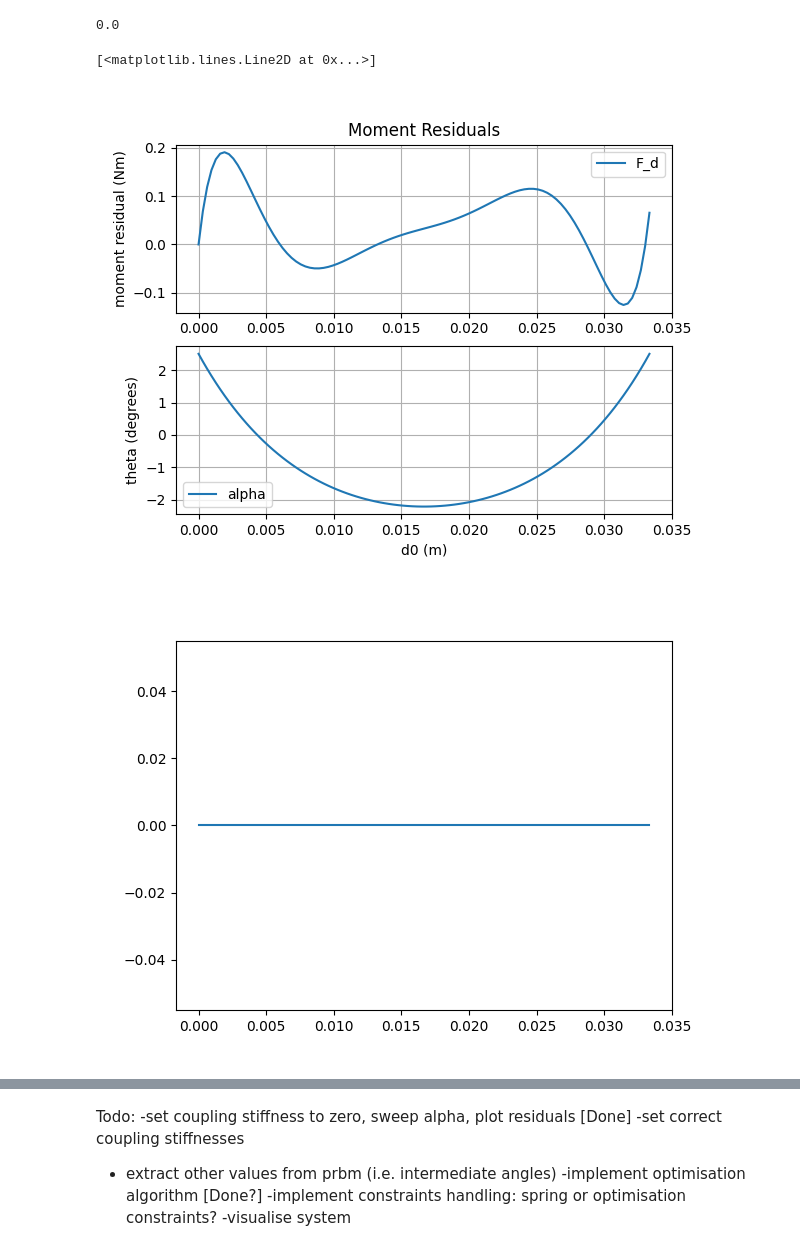
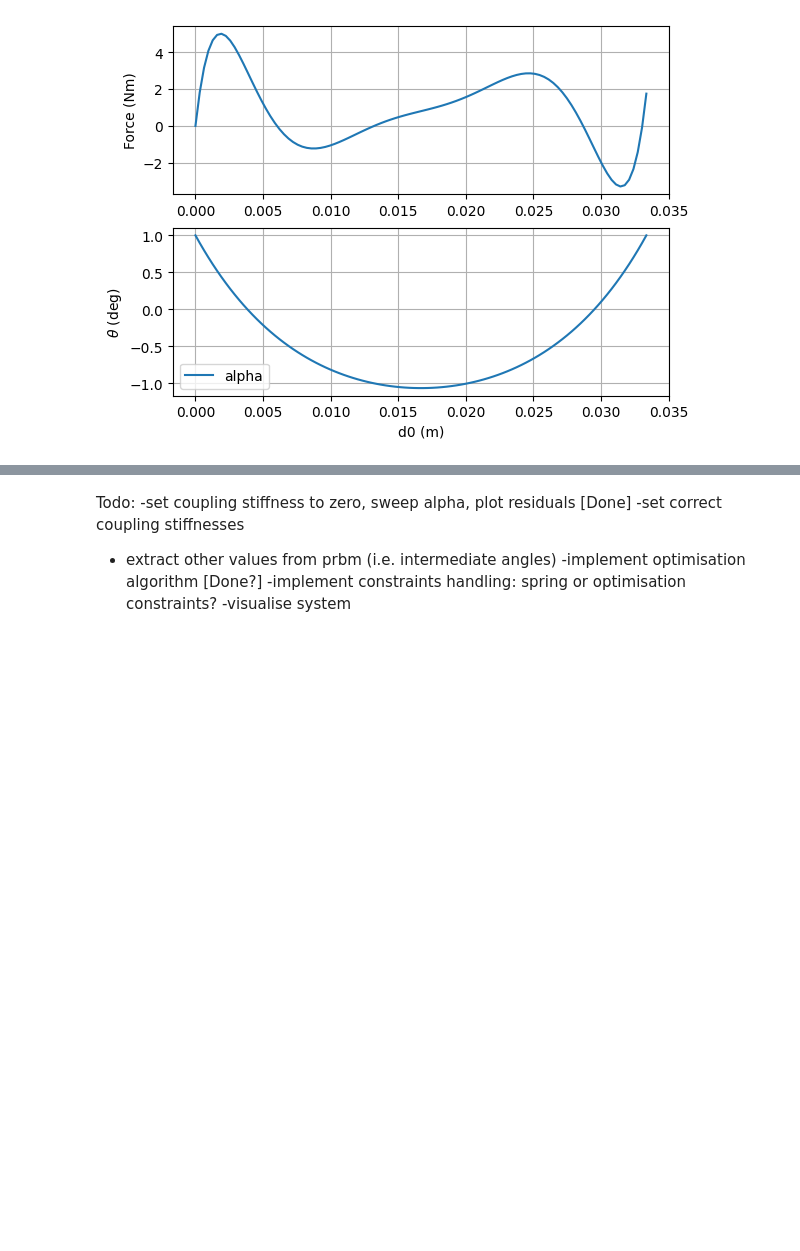
Before and after one commit to TheOneAndEoinlee/Thesis, a Jupyter notebook: Notebooks/PRBM_complete.ipynb, the cells around one changed output, grey strips where cells are left out. Cells and saved outputs as stored; diff of their text form; code cells hidden in the pictures; blank space fills up the shorter version.

```diff
--- a/Notebooks/PRBM_complete.ipynb
+++ b/Notebooks/PRBM_complete.ipynb
@@ -61,24 +54,3 @@ params = {
     'K1': K1,'K2': K2,'K3': K3,
     'tog_offset': tog_offset,
     }
-# %%
-#creeat a system with one unit cell and get the force residuals as alpha is swept from 22 degrees to -22 degrees using the bounds, solving for the equilivrium state at each step, and plotting the force residuals
-
-params['K1'] = 10
-params['K2'] = 10
-params['K3'] = 10
-
-# define initial configuration
-config = [0]
-
-
-# Create system
-system = System(config,params)
-
-#between alpha0 and -alpha0, sweep alpha and solve for the equilibrium state
-
-system.u = -2e-2
-# %%
-system.get_quantity('K1_tog')[0]
-# %% [output]
-0.0
@@ -85,17 +99,22 @@ system.get_quantity('K1_tog')[0]
 # %%
+#creeat a system with one unit cell and get the force residuals as alpha is swept from 22 degrees to -22 degrees using the bounds, solving for the equilivrium state at each step, and plotting the force residuals
+
+params['K1'] = 0
+params['K2'] = 0
+params['K3'] = 0
+config = [0]
+system = System(config,params)
+
 alpha_range = np.linspace(alpha0,-alpha0,100)
 force_residuals = np.zeros((len(alpha_range),2))
 state_vectors = np.zeros((len(alpha_range),2))
-
-K1_toggles = np.zeros((len(alpha_range),1))
+energies = np.zeros(len(alpha_range))
 
 bub = np.copy(system.bounds.ub)
 blb = np.copy(system.bounds.lb)
 
 for i,alpha in enumerate(alpha_range):
     #update the bounds
-
-
     blb[0] = alpha
     bub[0] = alpha
 
@@ -103,44 +122,39 @@ for i,alpha in enumerate(alpha_range):
     system.bounds.lb = blb
     #solve for the equilivrium state
     system.solve_equilibrium()
 
     #get the force residuals
-    force_residuals[i] = system.compute_residuals()
+    force_residuals[i] = system.compute_force_residuals()
     state_vectors[i] = system.state_vector
-    K1_toggles[i] = system.get_quantity('K1_tog')[0]
+    energies[i] = system.compute_energy()
 
 
-from scipy.signal import find_peaks
+
+
 
 #find the peaks of the force residuals
-peaks, _ = find_peaks(-force_residuals[:,0],height=0.1)
+peaks, _ = sig.find_peaks(-force_residuals[:,0],height=0.1)
 zero_crossings = np.where(np.diff(np.sign(force_residuals[:,0])))[0]
 
 plt.figure()
 #create two subplots, one for the force residuals and one for the state vectors
 #plot the negative of the force residuals against d0 as a function of alpha
 
 d0 = params['L1']*(np.sin(params['alpha0'])-np.sin(alpha_range))
 ax1 = plt.subplot(211)
 ax1.plot(d0,-force_residuals[:,0])
 
 
-ax1.set_ylabel('moment residual (Nm)')
-ax1.legend(['F_d','F_b'])
-ax1.set_title('Moment Residuals')
+ax1.set_ylabel('Force (Nm)')
 ax1.grid()
 
 ax2 = plt.subplot(212)
 #plot theta as a function of d0
 ax2.plot(d0,state_vectors[:,1]*180/np.pi)
 ax2.set_xlabel('d0 (m)')
-ax2.set_ylabel('theta (degrees)')
+#set ylabels with actual theta symbol
+ax2.set_ylabel(r'$\theta$ (deg)')
 ax2.legend(['alpha','theta'])
 ax2.grid()
-
-plt.figure()
-plt.plot(d0,K1_toggles)
 # %% [output]
-[<matplotlib.lines.Line2D at 0x...>]
-[figure, old version]
+[figure, new version]
-[figure, removed]
```
Also changed, not shown: parts of 30 cells of this notebook, 7 other files.
